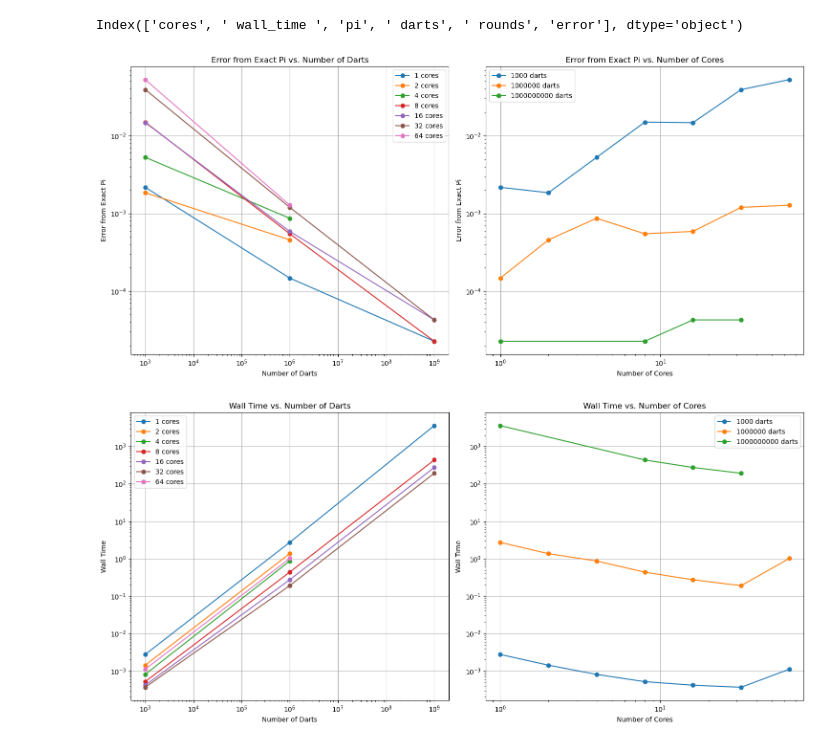
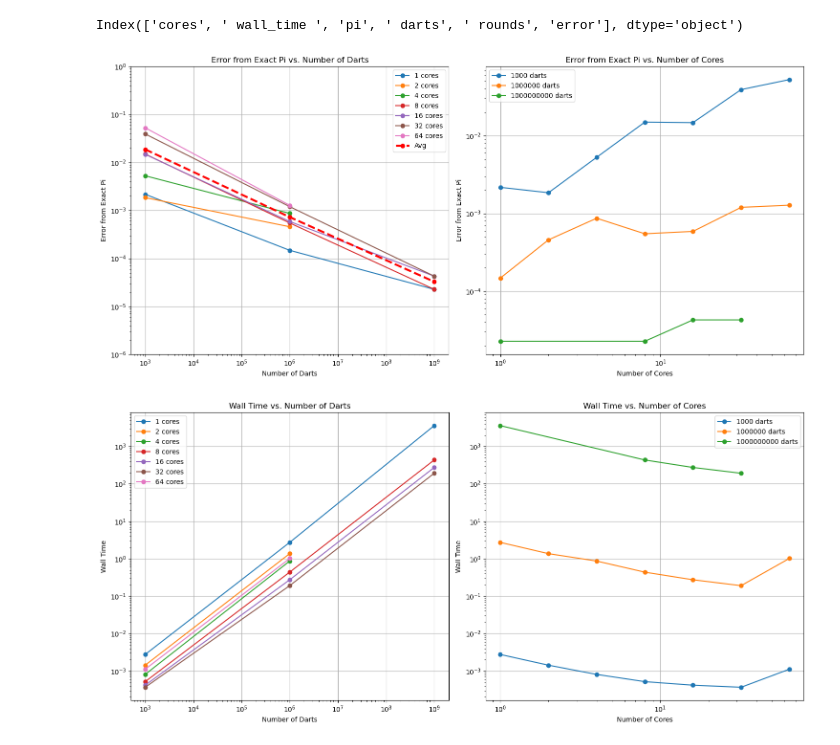
Before and after one commit to cmse822/project-2-pi-by-mpi-team-9, a Jupyter notebook: Image/Visualization.ipynb, the cells around one changed output. Saved outputs shown, nothing was run; the diff lists cells and outputs as text; code cells hidden in the pictures.

```diff
--- a/Image/Visualization.ipynb
+++ b/Image/Visualization.ipynb
@@ -51,38 +52,43 @@ df.columns
 # %% [output]
 Index(['cores', ' wall_time ', 'pi', ' darts', ' rounds', 'error'], dtype='object')
 # %%
+avg_err = [] #average error for each core
 # Create the subplots
 fig, axs = plt.subplots(1, 2, figsize=(15, 7))
 
 # Plot 1: Error vs. Number of Darts (by Number of Cores)
+for darts, group in df.groupby(' darts'):
+    avg_err.append(sum(group['error'])/len(group['error']))
 for cores, group in df.groupby('cores'):
     axs[0].plot(group[' darts'], group['error'], label=f'{cores} cores', marker='o')
+axs[0].plot([1e3,1e6,1e9],avg_err,label = 'Avg',marker = 'o', color='red', linestyle='dashed',linewidth = 3)
 axs[0].set_xscale('log')
 axs[0].set_yscale('log')
+axs[0].set_ylim([1e-6,1])
 axs[0].set_xlabel('Number of Darts')
 axs[0].set_ylabel('Error from Exact Pi')
 axs[0].set_title('Error from Exact Pi vs. Number of Darts')
 axs[0].legend()
 axs[0].grid(True)
 
 # Plot 2: Error vs. Number of Cores (by Number of Darts)
 for darts, group in df.groupby(' darts'):
     axs[1].plot(group['cores'], group['error'], label=f'{darts} darts', marker='o')
 axs[1].set_xscale('log')
 axs[1].set_yscale('log')
 axs[1].set_xlabel('Number of Cores')
 axs[1].set_ylabel('Error from Exact Pi')
 axs[1].set_title('Error from Exact Pi vs. Number of Cores')
 axs[1].legend()
 axs[1].grid(True)
 
 # Adjust layout
 plt.tight_layout()
 
 # Show the plots
 plt.show()
 # %% [output]
-[figure, old version]
+[figure, new version]
 # %%
 import pandas as pd
 import matplotlib.pyplot as plt
```
Also changed, not shown: parts of 1 cell of this notebook, 2 other files.
